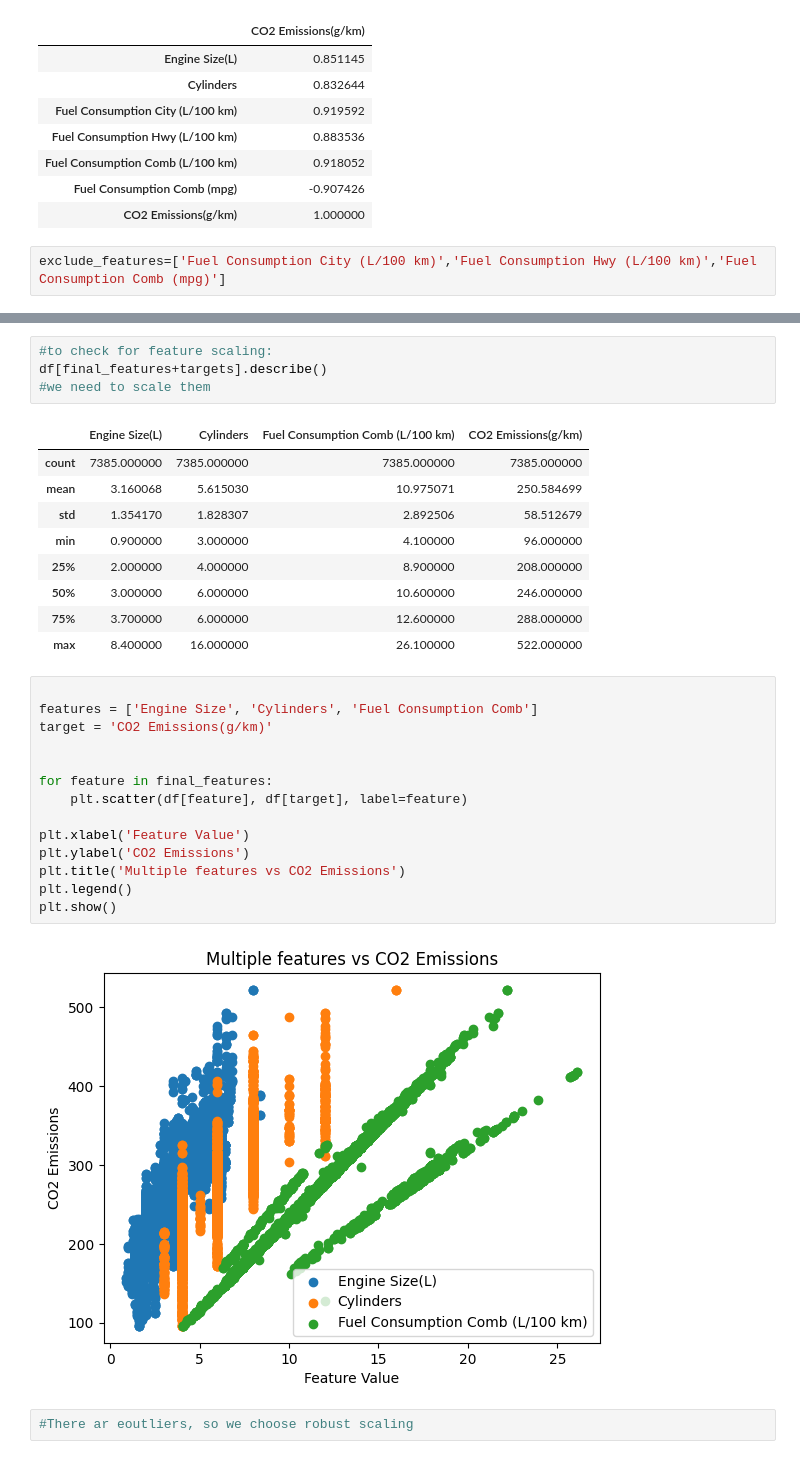
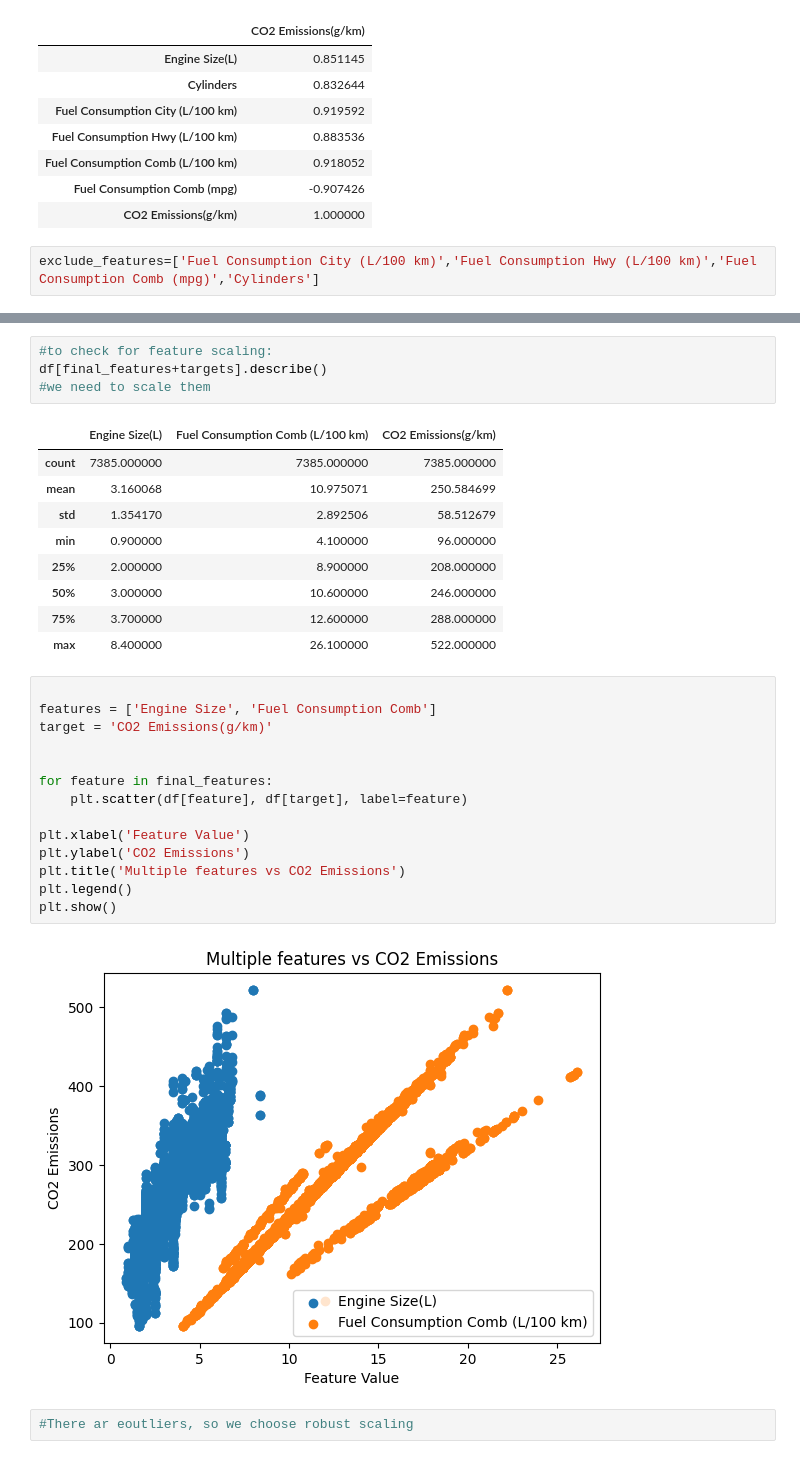
Before and after one commit to anamika22priya/RUGVED-AI-TASKPAHSE, a Jupyter notebook: TASK3/ml_model.ipynb, the cells around one changed output, grey strips where cells are left out. Saved outputs shown, nothing was run; the diff lists cells and outputs as text.

```diff
--- a/TASK3/ml_model.ipynb
+++ b/TASK3/ml_model.ipynb
@@ -86,7 +86,7 @@ corr_matrix[targets]
 | Fuel Consumption Comb (mpg) | -0.907426 |
 | CO2 Emissions(g/km) | 1.000000 |
 # %%
-exclude_features=['Fuel Consumption City (L/100 km)','Fuel Consumption Hwy (L/100 km)','Fuel Consumption Comb (mpg)']
+exclude_features=['Fuel Consumption City (L/100 km)','Fuel Consumption Hwy (L/100 km)','Fuel Consumption Comb (mpg)','Cylinders']
 # %%
 for target in targets:
     final_features = [
@@ -129,31 +126,31 @@ sns.heatmap(final_corr_matrix,annot=True,cmap="RdBu_r")
 df[final_features+targets].describe()
 #we need to scale them
 # %% [output]
-|  | Engine Size(L) | Cylinders | Fuel Consumption Comb (L/100 km) | CO2 Emissions(g/km) |
-| count | 7385.000000 | 7385.000000 | 7385.000000 | 7385.000000 |
-| mean | 3.160068 | 5.615030 | 10.975071 | 250.584699 |
-| std | 1.354170 | 1.828307 | 2.892506 | 58.512679 |
-| min | 0.900000 | 3.000000 | 4.100000 | 96.000000 |
-| 25% | 2.000000 | 4.000000 | 8.900000 | 208.000000 |
-| 50% | 3.000000 | 6.000000 | 10.600000 | 246.000000 |
-| 75% | 3.700000 | 6.000000 | 12.600000 | 288.000000 |
-| max | 8.400000 | 16.000000 | 26.100000 | 522.000000 |
+|  | Engine Size(L) | Fuel Consumption Comb (L/100 km) | CO2 Emissions(g/km) |
+| count | 7385.000000 | 7385.000000 | 7385.000000 |
+| mean | 3.160068 | 10.975071 | 250.584699 |
+| std | 1.354170 | 2.892506 | 58.512679 |
+| min | 0.900000 | 4.100000 | 96.000000 |
+| 25% | 2.000000 | 8.900000 | 208.000000 |
+| 50% | 3.000000 | 10.600000 | 246.000000 |
+| 75% | 3.700000 | 12.600000 | 288.000000 |
+| max | 8.400000 | 26.100000 | 522.000000 |
 # %%
 
-features = ['Engine Size', 'Cylinders', 'Fuel Consumption Comb']
+features = ['Engine Size', 'Fuel Consumption Comb']
 target = 'CO2 Emissions(g/km)'
 
 
 for feature in final_features:
     plt.scatter(df[feature], df[target], label=feature)
 
 plt.xlabel('Feature Value')
 plt.ylabel('CO2 Emissions')
 plt.title('Multiple features vs CO2 Emissions')
 plt.legend()
 plt.show()
 # %% [output]
-[figure, old version]
+[figure, new version]
 # %%
 #There ar eoutliers, so we choose robust scaling
 # %%
```
Also changed, not shown: parts of 8 cells of this notebook, 1 other file.
